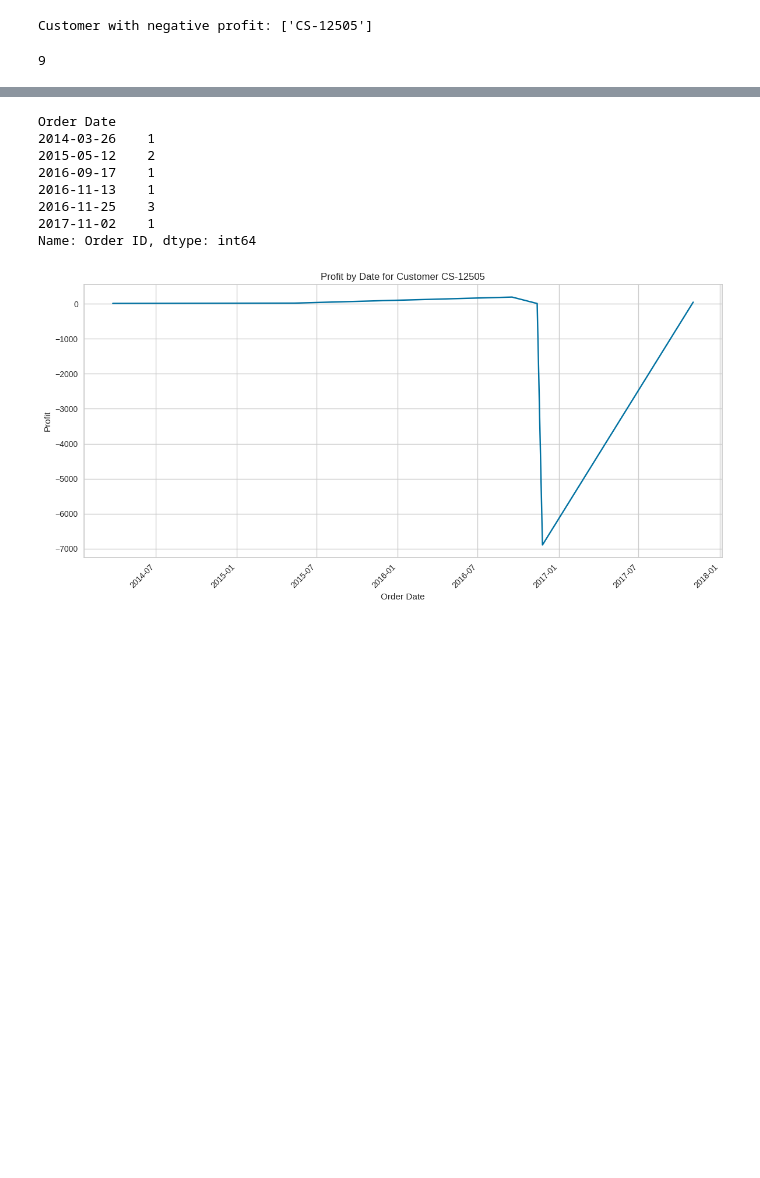
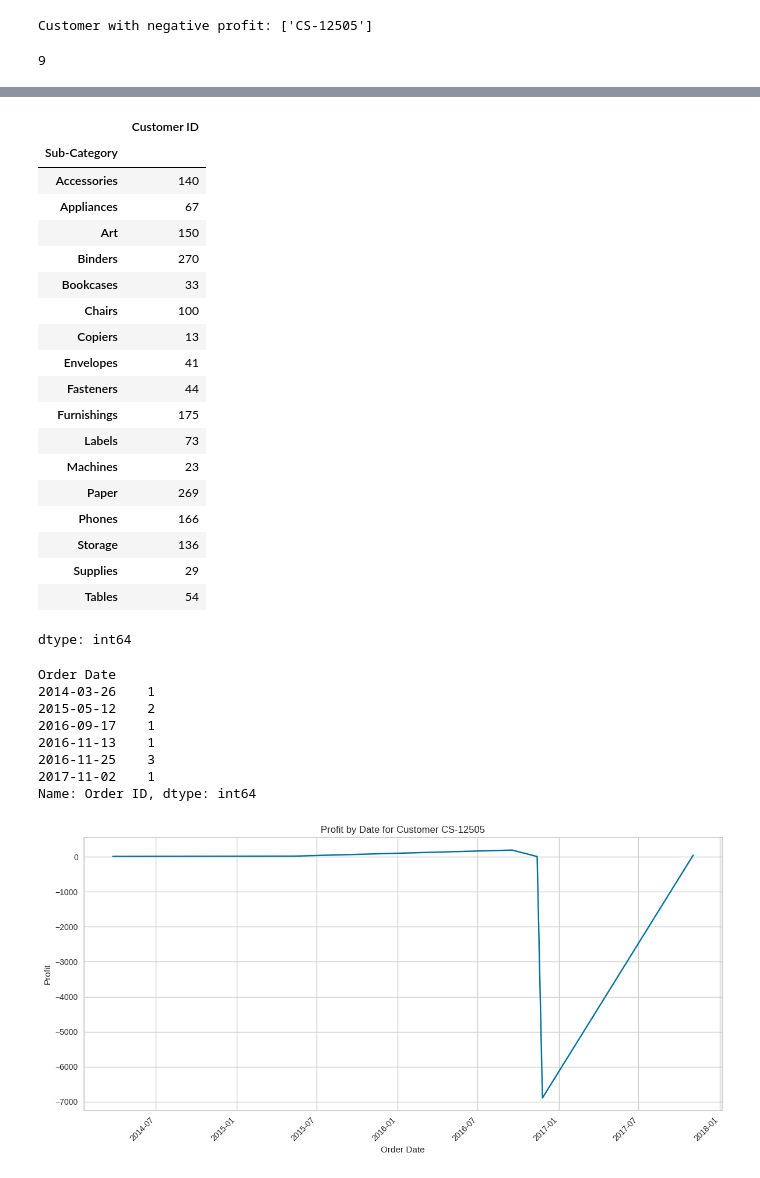
Before and after one commit to sheikita/SDS-Clustering, a Jupyter notebook: CopyTestSegmentation.ipynb, the cells around one changed output, grey strips where cells are left out. Saved outputs shown, nothing was run; the diff lists cells and outputs as text; code cells hidden in the pictures; blank space fills up the shorter version.

```diff
--- a/CopyTestSegmentation.ipynb
+++ b/CopyTestSegmentation.ipynb
@@ -351,6 +351,30 @@ df[df['Customer ID'] == 'CS-12505']
 | 7772 | CA-2016-108196 | 2016-11-25 | 2016-12-02 | Standard Class | CS-12505 | Consumer | Lancaster | Ohio | East | ... |
 | 7773 | CA-2016-108196 | 2016-11-25 | 2016-12-02 | Standard Class | CS-12505 | Consumer | Lancaster | Ohio | East | ... |
 | 9659 | CA-2014-100860 | 2014-03-26 | 2014-03-30 | Second Class | CS-12505 | Consumer | Pomona | California | West | ... |
+# %%
+home_office = (df[df['Segment'] == 'Home Office'])
+home_office.groupby('Sub-Category').count()['Customer ID']
+# %% [output]
+|  | Customer ID |
+| Sub-Category |  |
+| Accessories | 140 |
+| Appliances | 67 |
+| Art | 150 |
+| Binders | 270 |
+| Bookcases | 33 |
+| Chairs | 100 |
+| Copiers | 13 |
+| Envelopes | 41 |
+| Fasteners | 44 |
+| Furnishings | 175 |
+| Labels | 73 |
+| Machines | 23 |
+| Paper | 269 |
+| Phones | 166 |
+| Storage | 136 |
+| Supplies | 29 |
+| Tables | 54 |
+dtype: int64
 # %%
 # orders by date for customer
 neg_cust_orders = df[df['Customer ID'] == 'CS-12505']
```
Also changed, not shown: parts of 8 cells of this notebook.
